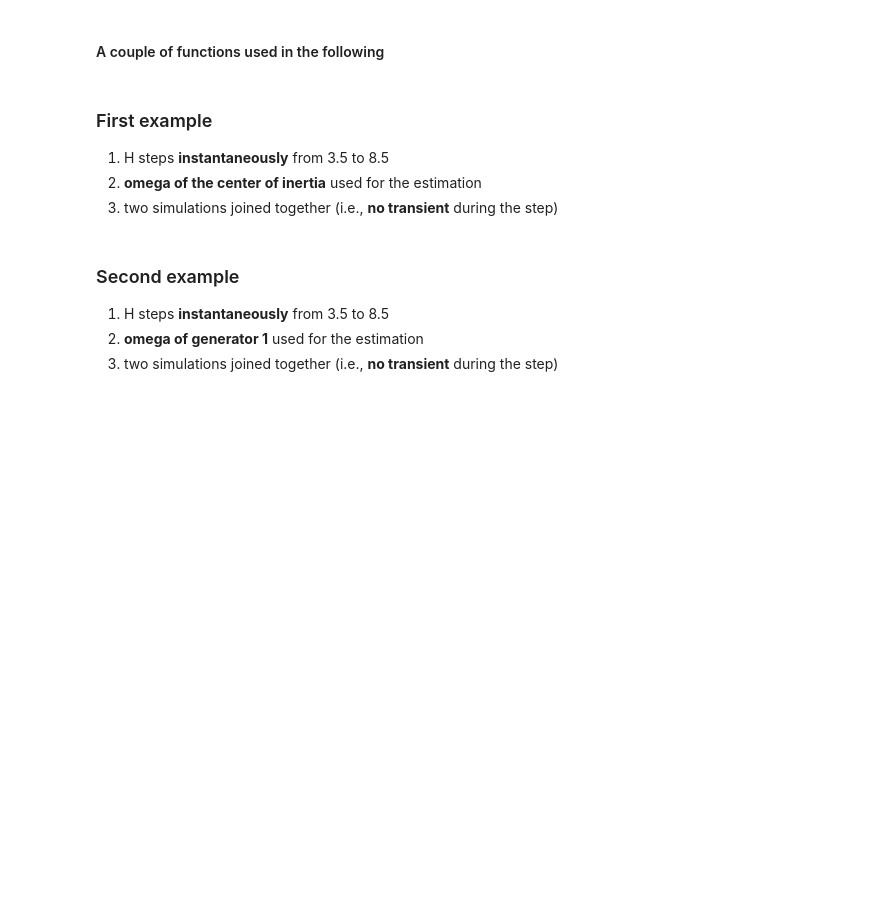
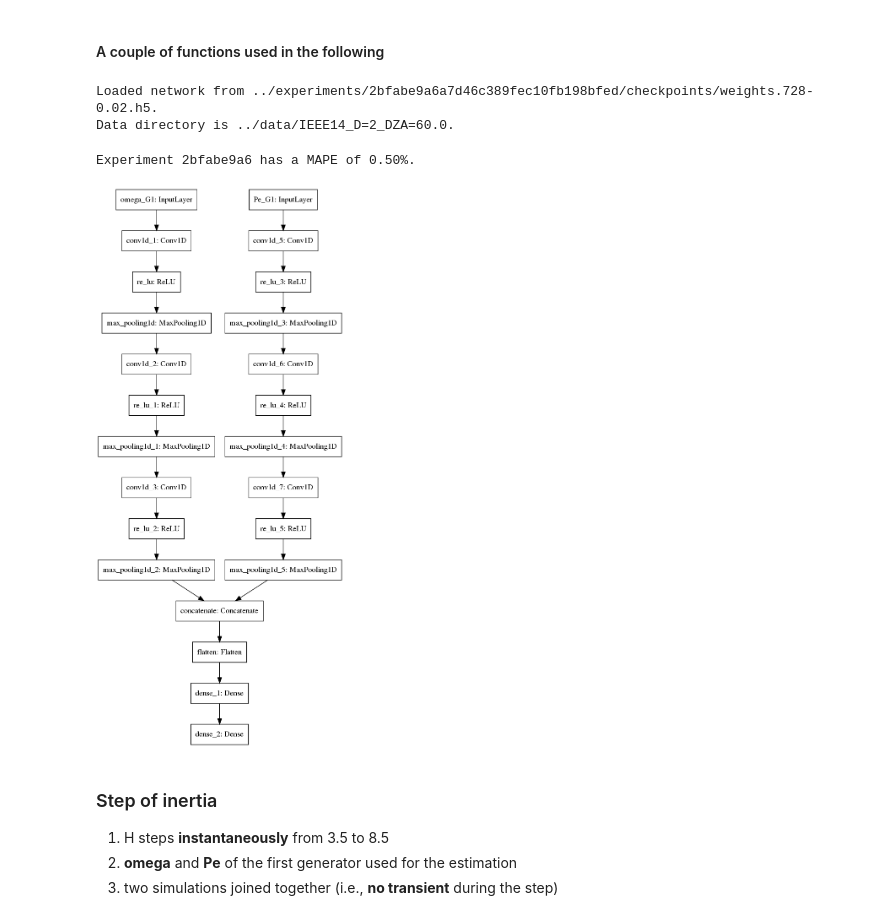
Before and after one commit to danielelinaro/inertia, a Jupyter notebook: notebooks/Estimate_inertia.ipynb, the cells around one changed output. Drawn from its saved outputs; the diff is of its cells as text; code cells hidden in the pictures; blank space fills up the shorter version.

```diff
--- a/notebooks/Estimate_inertia.ipynb
+++ b/notebooks/Estimate_inertia.ipynb
@@ -128,8 +71,68 @@ def predict(omega_sliding, model, window_step, dt, rolling_length=50):
     H = pd.DataFrame(data = {'inertia': y}).rolling(rolling_length).mean().to_numpy()
     time = np.arange(H.size) * window_step * dt
     return time, H, y
+# %%
+### D = 2  DZA = 60
+# no ReLU
+# experiment_ID = 'f0dc559c19584ecb82668b0f585819e8' # MAPE = 0.54%
+# ReLU after convolution
+experiment_ID = '2bfabe9a6a7d46c389fec10fb198bfed'  # MAPE = 0.50%
+# ReLU after pooling
+# experiment_ID = 'f9b54681f58f4bf3a417a86646e8f57e'  # MAPE = 0.65%
+# ReLU after pooling - no Pe
+#experiment_ID = '465ab6a9d3af45048d7d31b84c5ee68b'
+#experiment_ID = 'd7f30fef5806435897e97f27606fa30a'
+# no ReLU - 2D convolution
+# experiment_ID = '67dd7c399e1d4b18a0a78fc1bcc589c6'  # MAPE = 0.81%
+
+### D = 2  DZA = 0.036
+# no ReLU
+# experiment_ID = '62c738aa78494601be167e9cdfeb788f'  # MAPE = 0.75%
+# experiment_ID = 'a40cb482442046cc8d69df5b1b6b0469'  # MAPE = 0.82%
+# ReLU after convolution
+# experiment_ID = '22616aa16c484eaf9c0fde653a4c9989'  # MAPE = 0.89%
+
+### D = 0  DZA = 0.36
+# no ReLU
+# experiment_ID = 'e44fa1f69054480baa2d0ca890c82e9e'  # MAPE = 0.82%
+# %%
+experiments_path = '../experiments/'
+checkpoint_path = experiments_path + experiment_ID + '/checkpoints/'
+checkpoint_files = glob.glob(checkpoint_path + '*.h5')
+network_parameters = pickle.load(open(experiments_path + experiment_ID \
+                                      + '/parameters.pkl', 'rb'))
+val_loss = [float(file[:-3].split('-')[-1]) for file in checkpoint_files]
+best_checkpoint = checkpoint_files[np.argmin(val_loss)]
+model = keras.models.load_model(best_checkpoint, compile=True)
+data_dir = '../' + network_parameters['data_dir']
+# we need mean and standard deviation of the training set to normalize the data
+x_train_mean = network_parameters['x_train_mean']
+x_train_std  = network_parameters['x_train_std']
+print('Loaded network from {}.'.format(best_checkpoint))
+print('Data directory is {}.'.format(data_dir))
+# %% [output]
+Loaded network from ../experiments/2bfabe9a6a7d46c389fec10fb198bfed/checkpoints/weights.728-0.02.h5.
+Data directory is ../data/IEEE14_D=2_DZA=60.0.
+# %%
+comet_api = API(api_key = os.environ['COMET_ML_API_KEY'])
+experiments = comet_api.get(workspace='danielelinaro', project_name='inertia')
+for experiment in experiments:
+    if experiment.id == experiment_ID:
+        metrics = experiment.get_metrics()
+        for m in metrics:
+            if m['metricName'] == 'mape_prediction':
+                mape = float(m['metricValue'])
+                break
+        break
+print(f'Experiment {experiment_ID[:9]} has a MAPE of {mape:.2f}%.')
+# %% [output]
+Experiment 2bfabe9a6 has a MAPE of 0.50%.
+# %%
+keras.utils.plot_model(model, show_shapes=False, dpi=96)
+# %% [output]
+[figure, added]
 # %% [markdown]
-### First example
+### Step of inertia
 1. H steps **instantaneously** from 3.5 to 8.5
-1. **omega of the center of inertia** used for the estimation
+1. **omega** and **Pe** of the first generator used for the estimation
 1. two simulations joined together (i.e., **no transient** during the step)
@@ -202,5 +138,0 @@ fig.tight_layout();
-# %% [markdown]
-### Second example
-1. H steps **instantaneously** from 3.5 to 8.5
-1. **omega of generator 1** used for the estimation
-1. two simulations joined together (i.e., **no transient** during the step)
```
Also changed, not shown: parts of 19 cells of this notebook, 8 other files.
